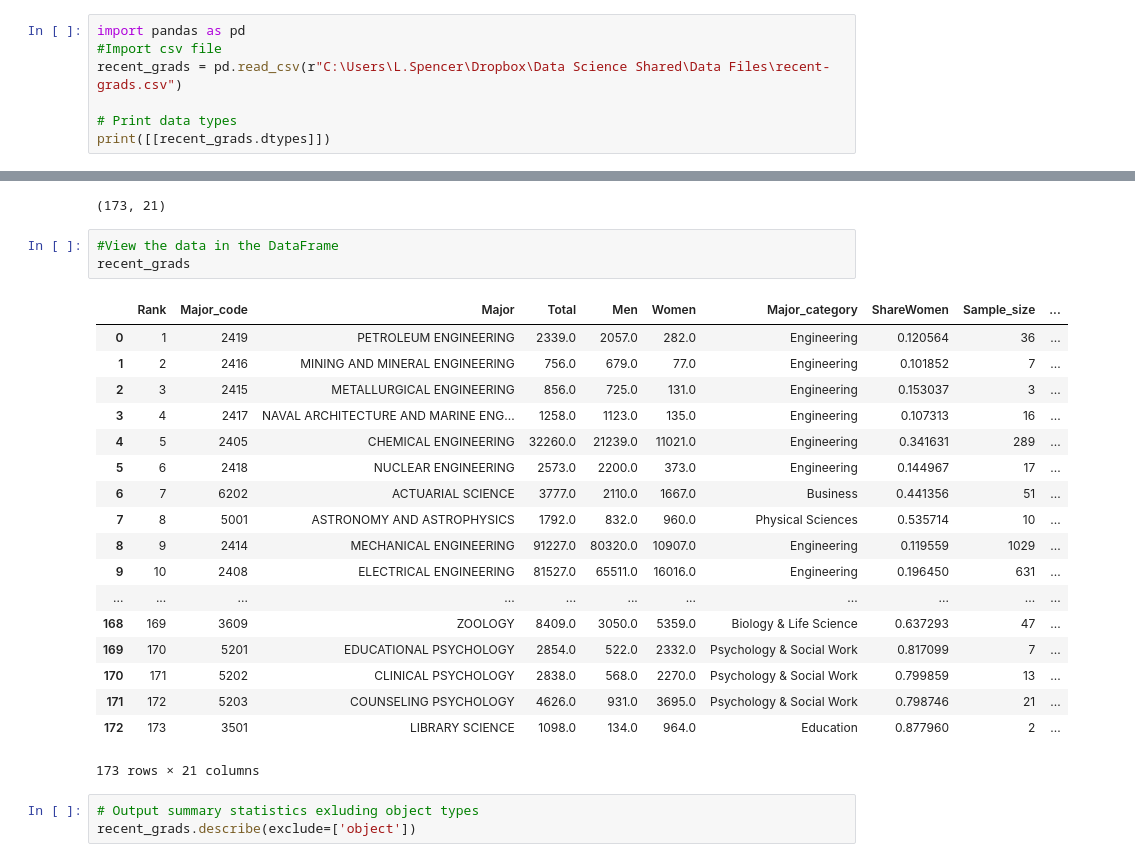
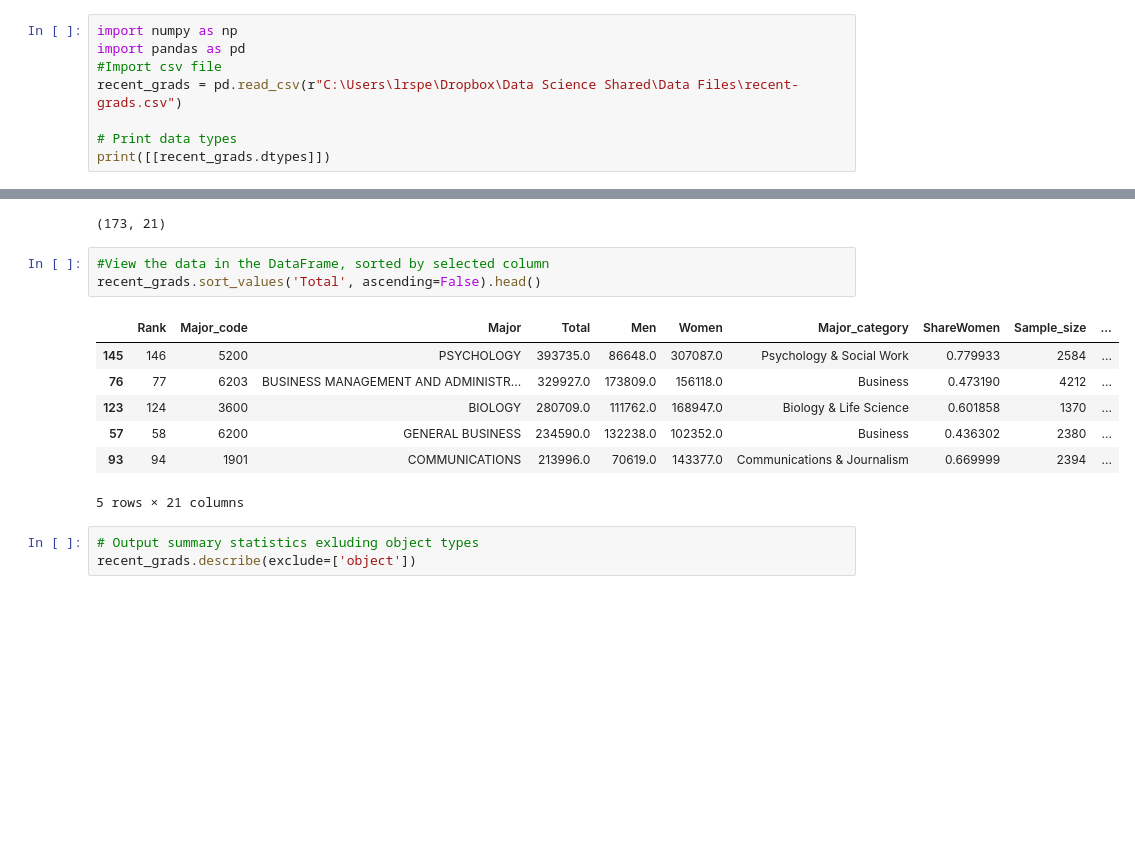
Before and after one commit to LRS4/Python-DataScience, a Jupyter notebook: Pandas.ipynb, the cells around one changed output, grey strips where cells are left out. Cells and saved outputs as stored; diff of their text form; blank space fills up the shorter version.

```diff
--- a/Pandas.ipynb
+++ b/Pandas.ipynb
@@ -90,7 +94,8 @@ To quickly understand the structure of the data in the Panda dataframe, use df.s
 # %%
+import numpy as np
 import pandas as pd
 #Import csv file
-recent_grads = pd.read_csv(r"C:\Users\L.Spencer\Dropbox\Data Science Shared\Data Files\recent-grads.csv")
+recent_grads = pd.read_csv(r"C:\Users\lrspe\Dropbox\Data Science Shared\Data Files\recent-grads.csv")
 
 # Print data types
 print([[recent_grads.dtypes]])
@@ -118,27 +123,16 @@ print(recent_grads.shape)
 # %% [output]
 (173, 21)
 # %%
-#View the data in the DataFrame
-recent_grads
+#View the data in the DataFrame, sorted by selected column
+recent_grads.sort_values('Total', ascending=False).head()
 # %% [output]
 |  | Rank | Major_code | Major | Total | Men | Women | Major_category | ShareWomen | Sample_size | ... |
-| 0 | 1 | 2419 | PETROLEUM ENGINEERING | 2339.0 | 2057.0 | 282.0 | Engineering | 0.120564 | 36 | ... |
-| 1 | 2 | 2416 | MINING AND MINERAL ENGINEERING | 756.0 | 679.0 | 77.0 | Engineering | 0.101852 | 7 | ... |
-| 2 | 3 | 2415 | METALLURGICAL ENGINEERING | 856.0 | 725.0 | 131.0 | Engineering | 0.153037 | 3 | ... |
-| 3 | 4 | 2417 | NAVAL ARCHITECTURE AND MARINE ENG... | 1258.0 | 1123.0 | 135.0 | Engineering | 0.107313 | 16 | ... |
-| 4 | 5 | 2405 | CHEMICAL ENGINEERING | 32260.0 | 21239.0 | 11021.0 | Engineering | 0.341631 | 289 | ... |
-| 5 | 6 | 2418 | NUCLEAR ENGINEERING | 2573.0 | 2200.0 | 373.0 | Engineering | 0.144967 | 17 | ... |
-| 6 | 7 | 6202 | ACTUARIAL SCIENCE | 3777.0 | 2110.0 | 1667.0 | Business | 0.441356 | 51 | ... |
-| 7 | 8 | 5001 | ASTRONOMY AND ASTROPHYSICS | 1792.0 | 832.0 | 960.0 | Physical Sciences | 0.535714 | 10 | ... |
-| 8 | 9 | 2414 | MECHANICAL ENGINEERING | 91227.0 | 80320.0 | 10907.0 | Engineering | 0.119559 | 1029 | ... |
-| 9 | 10 | 2408 | ELECTRICAL ENGINEERING | 81527.0 | 65511.0 | 16016.0 | Engineering | 0.196450 | 631 | ... |
-| ... | ... | ... | ... | ... | ... | ... | ... | ... | ... | ... |
-| 168 | 169 | 3609 | ZOOLOGY | 8409.0 | 3050.0 | 5359.0 | Biology & Life Science | 0.637293 | 47 | ... |
-| 169 | 170 | 5201 | EDUCATIONAL PSYCHOLOGY | 2854.0 | 522.0 | 2332.0 | Psychology & Social Work | 0.817099 | 7 | ... |
-| 170 | 171 | 5202 | CLINICAL PSYCHOLOGY | 2838.0 | 568.0 | 2270.0 | Psychology & Social Work | 0.799859 | 13 | ... |
-| 171 | 172 | 5203 | COUNSELING PSYCHOLOGY | 4626.0 | 931.0 | 3695.0 | Psychology & Social Work | 0.798746 | 21 | ... |
-| 172 | 173 | 3501 | LIBRARY SCIENCE | 1098.0 | 134.0 | 964.0 | Education | 0.877960 | 2 | ... |
+| 145 | 146 | 5200 | PSYCHOLOGY | 393735.0 | 86648.0 | 307087.0 | Psychology & Social Work | 0.779933 | 2584 | ... |
+| 76 | 77 | 6203 | BUSINESS MANAGEMENT AND ADMINISTR... | 329927.0 | 173809.0 | 156118.0 | Business | 0.473190 | 4212 | ... |
+| 123 | 124 | 3600 | BIOLOGY | 280709.0 | 111762.0 | 168947.0 | Biology & Life Science | 0.601858 | 1370 | ... |
+| 57 | 58 | 6200 | GENERAL BUSINESS | 234590.0 | 132238.0 | 102352.0 | Business | 0.436302 | 2380 | ... |
+| 93 | 94 | 1901 | COMMUNICATIONS | 213996.0 | 70619.0 | 143377.0 | Communications & Journalism | 0.669999 | 2394 | ... |
-173 rows × 21 columns
+5 rows × 21 columns
 # %%
 # Output summary statistics exluding object types
 recent_grads.describe(exclude=['object'])
```
Also changed, not shown: parts of 16 cells of this notebook.
